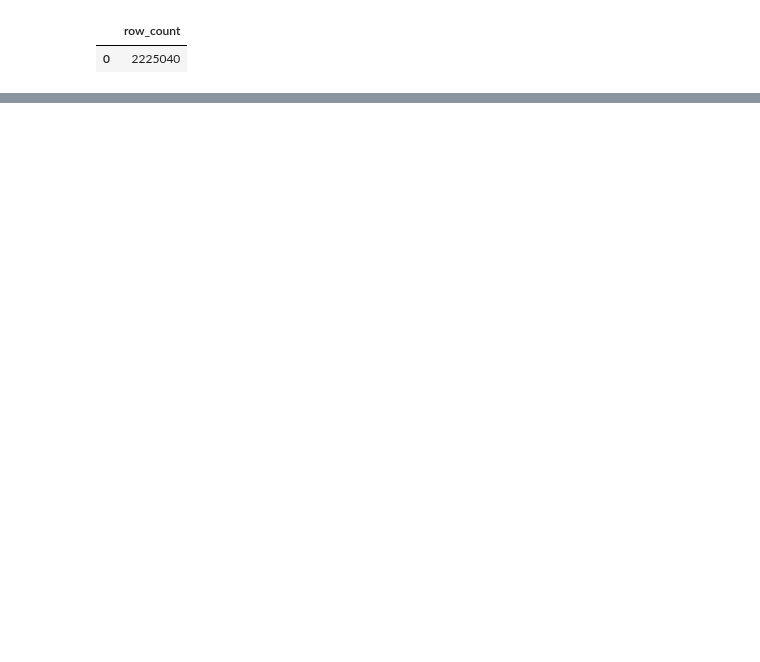
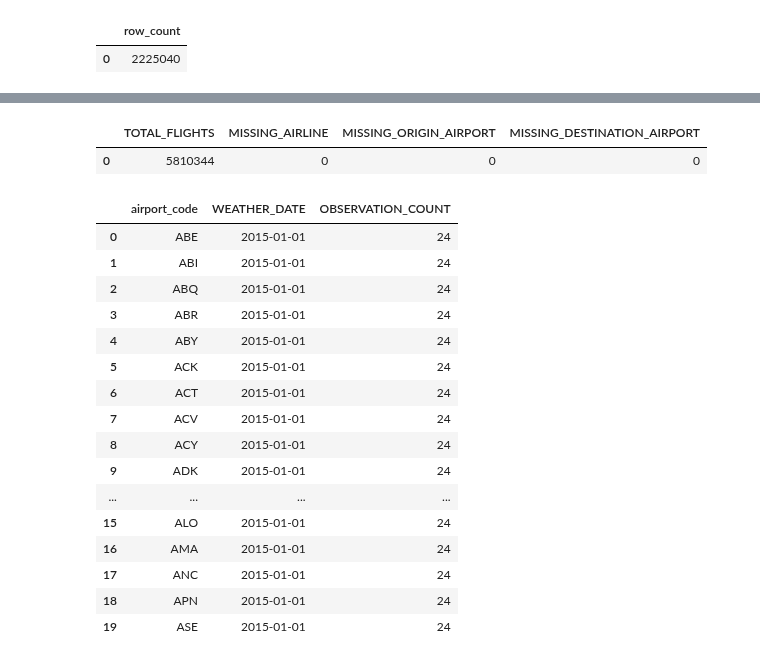
Before and after one commit to edaletsadigov/Flight-delay-analysis-E2E, a Jupyter notebook: notebooks/02_bronze.ipynb, the cells around one changed output, grey strips where cells are left out. Cells and saved outputs as stored; diff of their text form; code cells hidden in the pictures; blank space fills up the shorter version.

```diff
--- a/notebooks/02_bronze.ipynb
+++ b/notebooks/02_bronze.ipynb
@@ -38,0 +226,59 @@ pd.read_sql(text(f'select * from bronze.airports'), engine).head(5)
+# %%
+df_missing_summary_clean = pd.DataFrame([{
+    "TOTAL_FLIGHTS": len(df_flights_clean),
+
+    "MISSING_AIRLINE": (
+        df_flights_clean["AIRLINE_NAME"].isna().sum()
+    ),
+
+    "MISSING_ORIGIN_AIRPORT": (
+        df_flights_clean["ORIGIN_AIRPORT_NAME"].isna().sum()
+    ),
+
+    "MISSING_DESTINATION_AIRPORT": (
+        df_flights_clean["DESTINATION_AIRPORT_NAME"].isna().sum()
+    )
+}])
+
+df_missing_summary_clean
+# %% [output]
+|  | TOTAL_FLIGHTS | MISSING_AIRLINE | MISSING_ORIGIN_AIRPORT | MISSING_DESTINATION_AIRPORT |
+| 0 | 5810344 | 0 | 0 | 0 |
+# %%
+query_weather_duplicates = text("""
+    SELECT TOP 20
+        airport_code,
+        CAST(observation_time AS DATE) AS WEATHER_DATE,
+        COUNT(*) AS OBSERVATION_COUNT
+    FROM bronze.weather
+    GROUP BY
+        airport_code,
+        CAST(observation_time AS DATE)
+    HAVING COUNT(*) > 1
+    ORDER BY OBSERVATION_COUNT DESC
+""")
+
+df_weather_duplicates = pd.read_sql(
+    query_weather_duplicates,
+    engine
+)
+
+df_weather_duplicates
+# %% [output]
+|  | airport_code | WEATHER_DATE | OBSERVATION_COUNT |
+| 0 | ABE | 2015-01-01 | 24 |
+| 1 | ABI | 2015-01-01 | 24 |
+| 2 | ABQ | 2015-01-01 | 24 |
+| 3 | ABR | 2015-01-01 | 24 |
+| 4 | ABY | 2015-01-01 | 24 |
+| 5 | ACK | 2015-01-01 | 24 |
+| 6 | ACT | 2015-01-01 | 24 |
+| 7 | ACV | 2015-01-01 | 24 |
+| 8 | ACY | 2015-01-01 | 24 |
+| 9 | ADK | 2015-01-01 | 24 |
+| ... | ... | ... | ... |
+| 15 | ALO | 2015-01-01 | 24 |
+| 16 | AMA | 2015-01-01 | 24 |
+| 17 | ANC | 2015-01-01 | 24 |
+| 18 | APN | 2015-01-01 | 24 |
+| 19 | ASE | 2015-01-01 | 24 |
```
Also changed, not shown: parts of 20 cells of this notebook, 2 other files.
